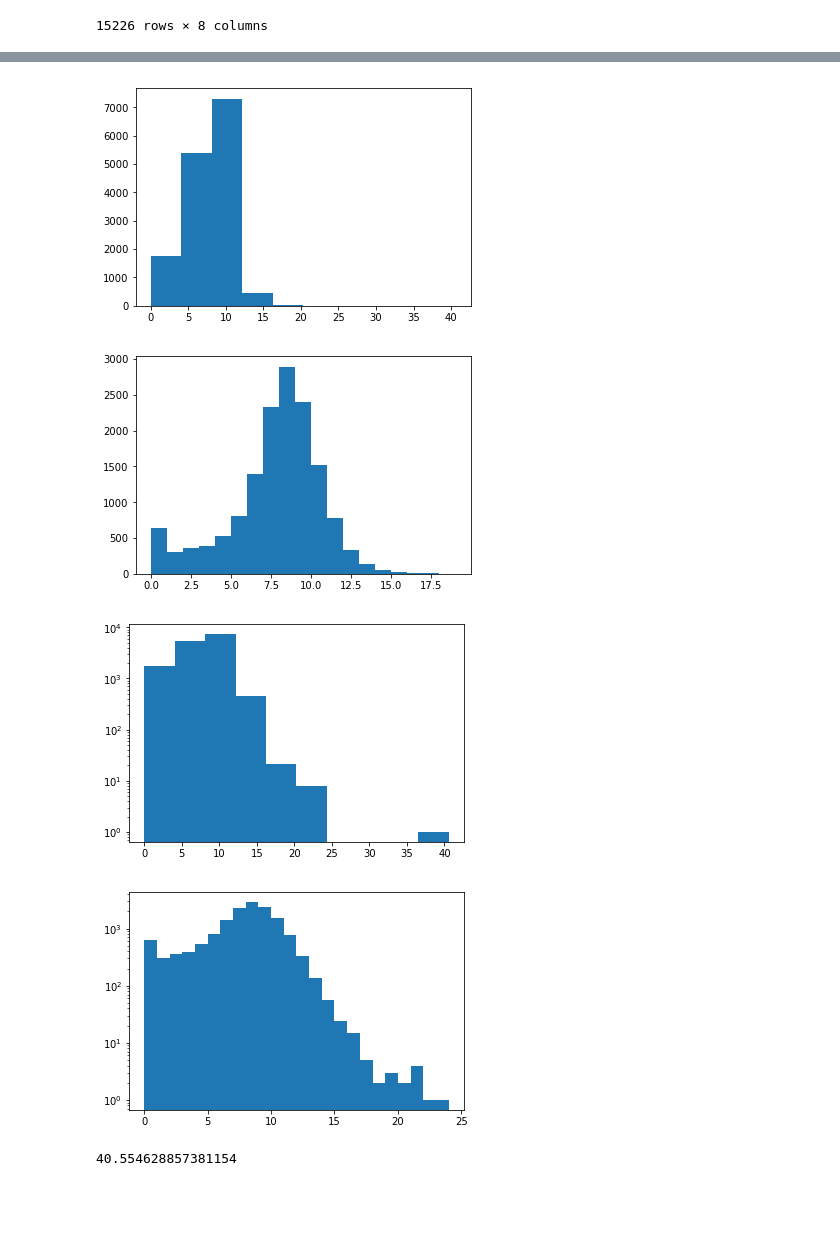
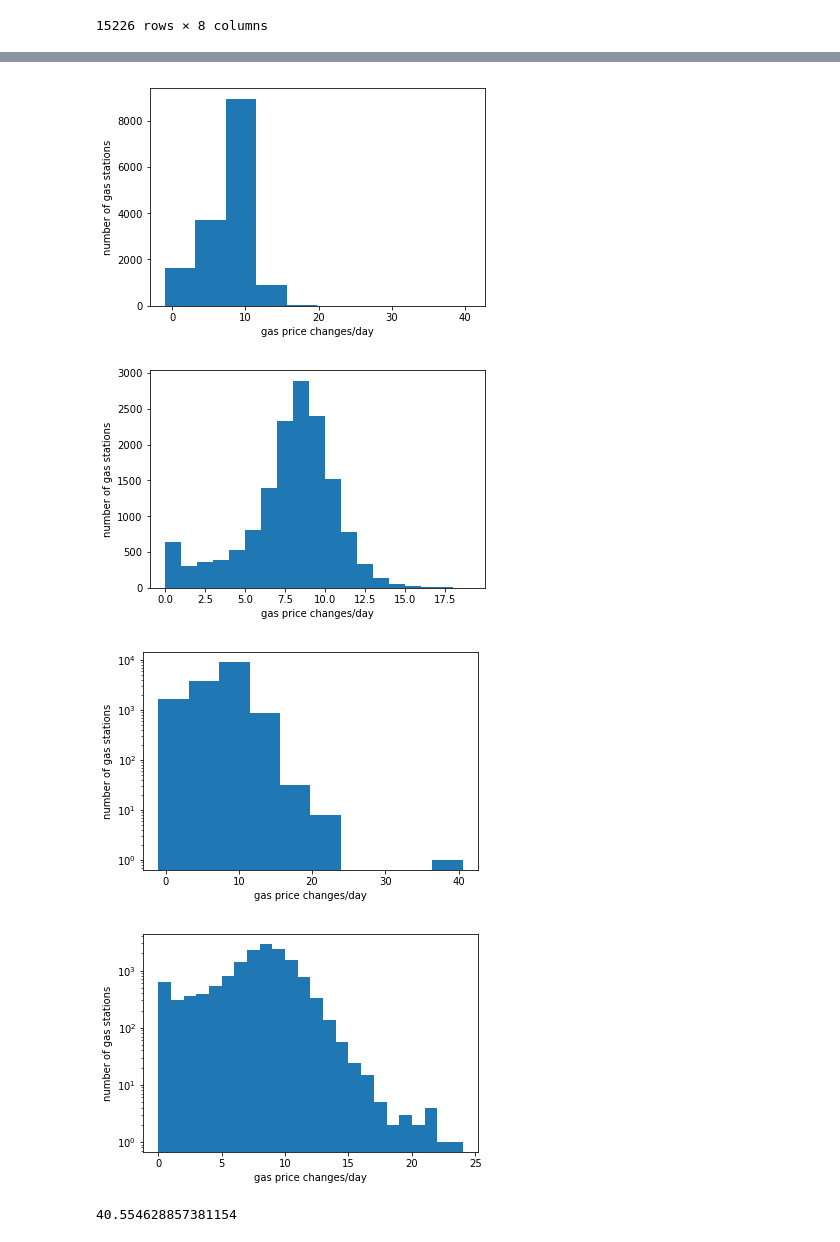
Before and after one commit to WGierke/informatiCup2018, a Jupyter notebook: notebooks/1.0-sb-change-rate.ipynb, the cells around one changed output, grey strips where cells are left out. Cells and saved outputs as stored; diff of their text form; code cells hidden in the pictures; blank space fills up the shorter version.

Commit message:
Add new figures and filter None/NaNs

```diff
--- a/notebooks/1.0-sb-change-rate.ipynb
+++ b/notebooks/1.0-sb-change-rate.ipynb
@@ -37,7 +37,7 @@ def calculate_change_rate(gas_station_row):
         last_entry = gas_station.iloc[[-1]]["Price"].index
         number_of_days = (last_entry-first_entry).days[0]
         if number_of_days != 0:
-            return append(number_of_entries/number_of_days)
+            return number_of_entries/number_of_days
         else:
             return -1
     except FileNotFoundError:
@@ -45,8 +45,6 @@ def calculate_change_rate(gas_station_row):
 # %%
 change_rate = []
 for gas_station_row in gas_stations_df.iterrows():
-    change_rate = calculate_change_rate(gas_station_row)
-    if change_rate != -1:
-        change_rate.append(change_rate)
-plt.hist(change_rate, bins='auto')
-plt.show()
+    change_rate_gas_station = calculate_change_rate(gas_station_row)
+    if change_rate_gas_station != -1:
+        change_rate.append(change_rate_gas_station)
@@ -54,0 +51,2 @@ plt.show()
+# %%
+change_rate = [-1 if v is None else v for v in change_rate]
@@ -55,20 +60,28 @@ plt.show()
 # %%
 plt.hist(change_rate)
+plt.ylabel('number of gas stations')
+plt.xlabel('gas price changes/day')
 plt.show()
 # %% [output]
-[figure, old version]
+[figure, new version]
 # %%
 plt.hist(change_rate, bins=[i for i in range(0,20)])
+plt.ylabel('number of gas stations')
+plt.xlabel('gas price changes/day')
 plt.show()
 # %% [output]
-[figure, old version]
+[figure, new version]
 # %%
 plt.hist(change_rate, log=True)
+plt.ylabel('number of gas stations')
+plt.xlabel('gas price changes/day')
 plt.show()
 # %% [output]
-[figure, old version]
+[figure, new version]
 # %%
 plt.hist(change_rate, log=True, bins=[i for i in range(0,25)])
+plt.ylabel('number of gas stations')
+plt.xlabel('gas price changes/day')
 plt.show()
 # %% [output]
-[figure, old version]
+[figure, new version]
```
Also changed, not shown: parts of 4 cells of this notebook.
